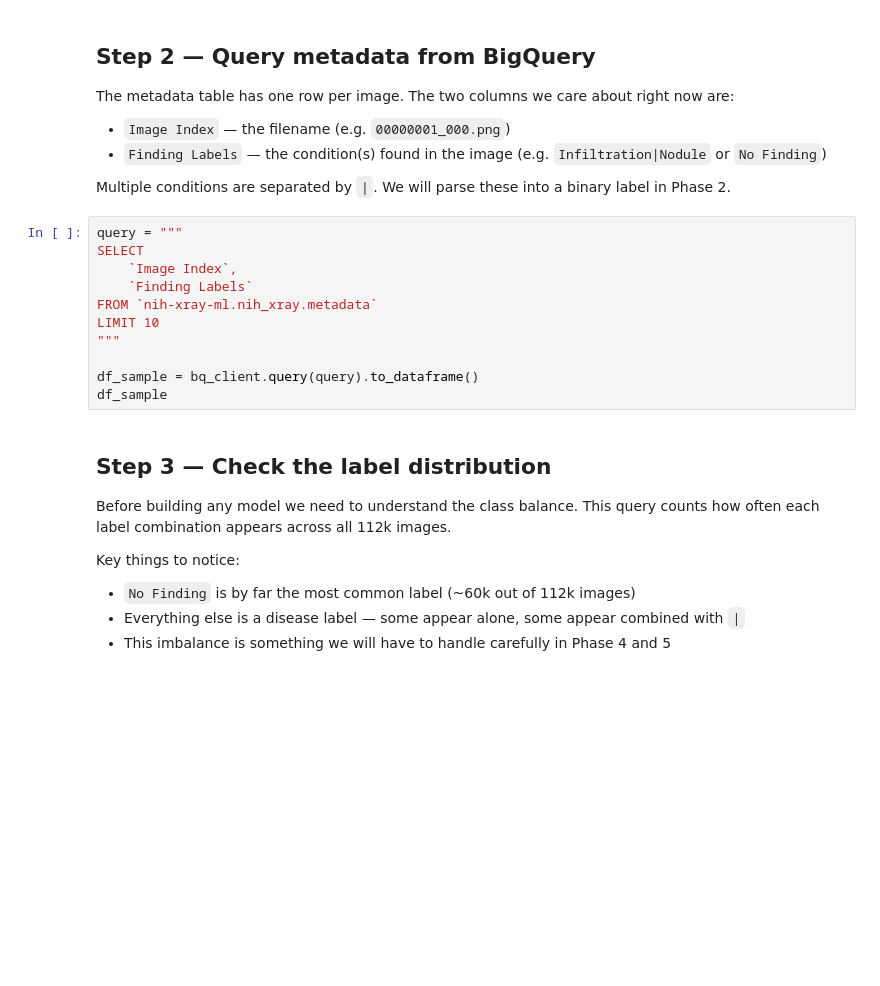
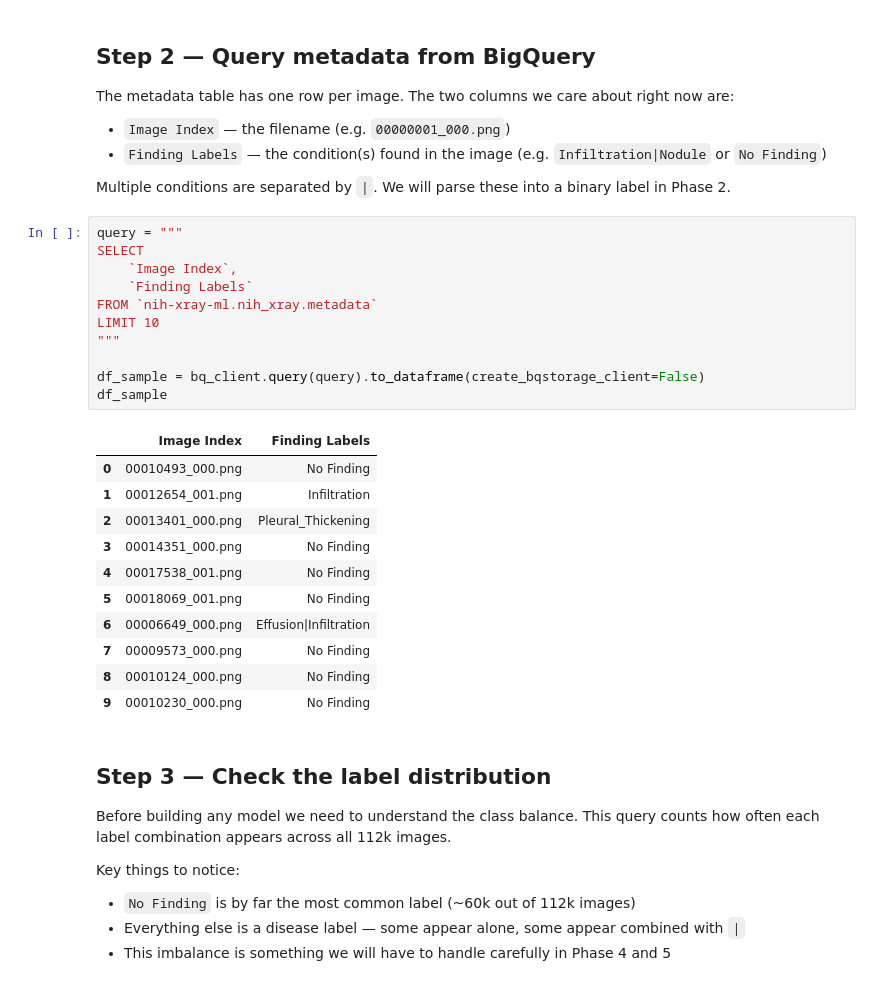
Before and after one commit to portablerug/x-ray-classification, a Jupyter notebook: notebooks/01_data_loading.ipynb, the cells around one changed output. Cells and saved outputs as stored; diff of their text form; blank space fills up the shorter version.

```diff
--- a/notebooks/01_data_loading.ipynb
+++ b/notebooks/01_data_loading.ipynb
@@ -83,14 +88,26 @@ Multiple conditions are separated by `|`. We will parse these into a binary labe
 # %%
 query = """
 SELECT
     `Image Index`,
     `Finding Labels`
 FROM `nih-xray-ml.nih_xray.metadata`
 LIMIT 10
 """
 
-df_sample = bq_client.query(query).to_dataframe()
+df_sample = bq_client.query(query).to_dataframe(create_bqstorage_client=False)
 df_sample
+# %% [output]
+|  | Image Index | Finding Labels |
+| 0 | 00010493_000.png | No Finding |
+| 1 | 00012654_001.png | Infiltration |
+| 2 | 00013401_000.png | Pleural_Thickening |
+| 3 | 00014351_000.png | No Finding |
+| 4 | 00017538_001.png | No Finding |
+| 5 | 00018069_001.png | No Finding |
+| 6 | 00006649_000.png | Effusion|Infiltration |
+| 7 | 00009573_000.png | No Finding |
+| 8 | 00010124_000.png | No Finding |
+| 9 | 00010230_000.png | No Finding |
 # %% [markdown]
 ## Step 3 — Check the label distribution
 
```
Also changed, not shown: parts of 6 cells of this notebook.
